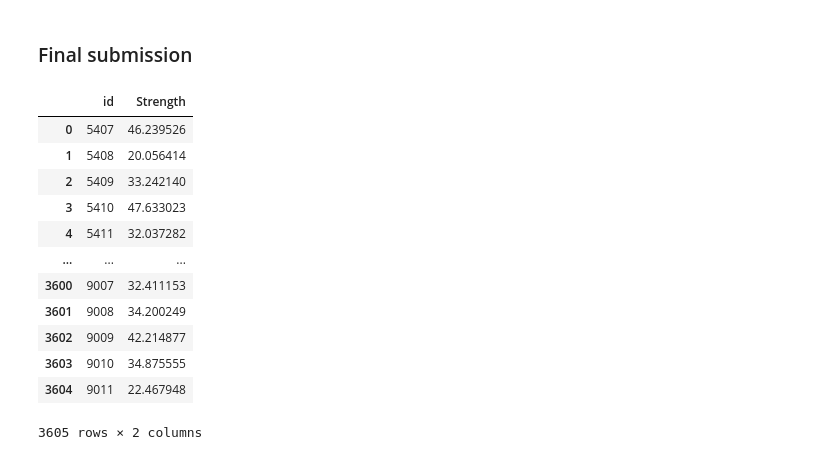
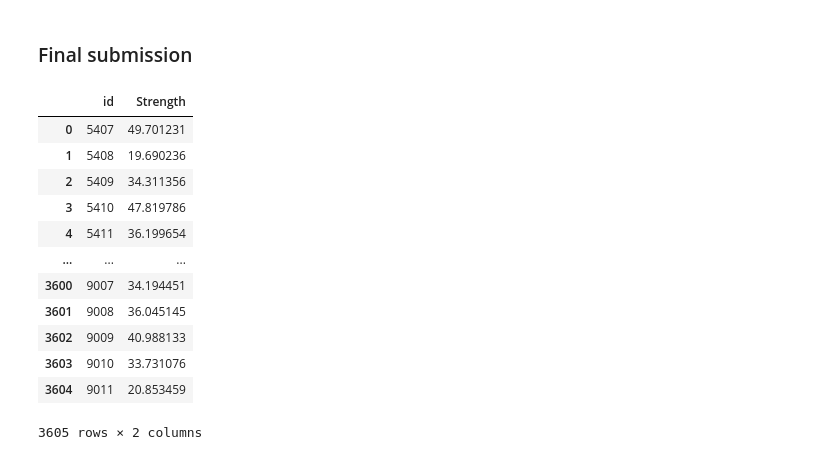
Before and after one commit to asahium/kaggle_sol, a Jupyter notebook: playground-series-s3e9.ipynb, the cells around one changed output. Cells and saved outputs as stored; diff of their text form; code cells hidden in the pictures.

```diff
--- a/playground-series-s3e9.ipynb
+++ b/playground-series-s3e9.ipynb
@@ -190,20 +188,20 @@ fold: 10 ==> rmse: 12.62981958363462
 # pred_cat = np.exp(pred_cat)
 # pred_lgb = np.exp(pred_lgb)
 # %%
-result['Strength'] = (pred_xgb)
+result['Strength'] = (pred_cat)
 result.to_csv('submission.csv', index=False)
 result
 # %% [output]
 |  | id | Strength |
-| 0 | 5407 | 46.239526 |
-| 1 | 5408 | 20.056414 |
-| 2 | 5409 | 33.242140 |
-| 3 | 5410 | 47.633023 |
-| 4 | 5411 | 32.037282 |
+| 0 | 5407 | 49.701231 |
+| 1 | 5408 | 19.690236 |
+| 2 | 5409 | 34.311356 |
+| 3 | 5410 | 47.819786 |
+| 4 | 5411 | 36.199654 |
 | ... | ... | ... |
-| 3600 | 9007 | 32.411153 |
-| 3601 | 9008 | 34.200249 |
-| 3602 | 9009 | 42.214877 |
-| 3603 | 9010 | 34.875555 |
-| 3604 | 9011 | 22.467948 |
+| 3600 | 9007 | 34.194451 |
+| 3601 | 9008 | 36.045145 |
+| 3602 | 9009 | 40.988133 |
+| 3603 | 9010 | 33.731076 |
+| 3604 | 9011 | 20.853459 |
 3605 rows × 2 columns
```
Also changed, not shown: parts of 2 cells of this notebook, 3 other files.
